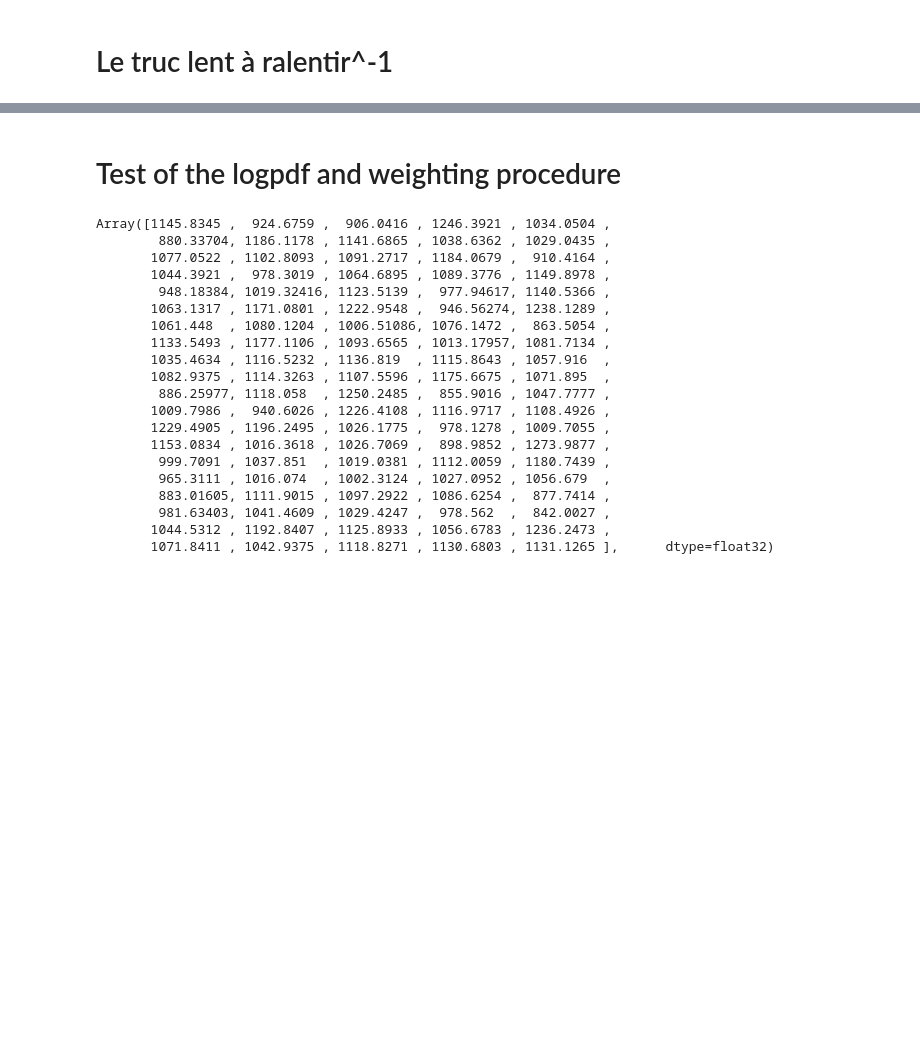
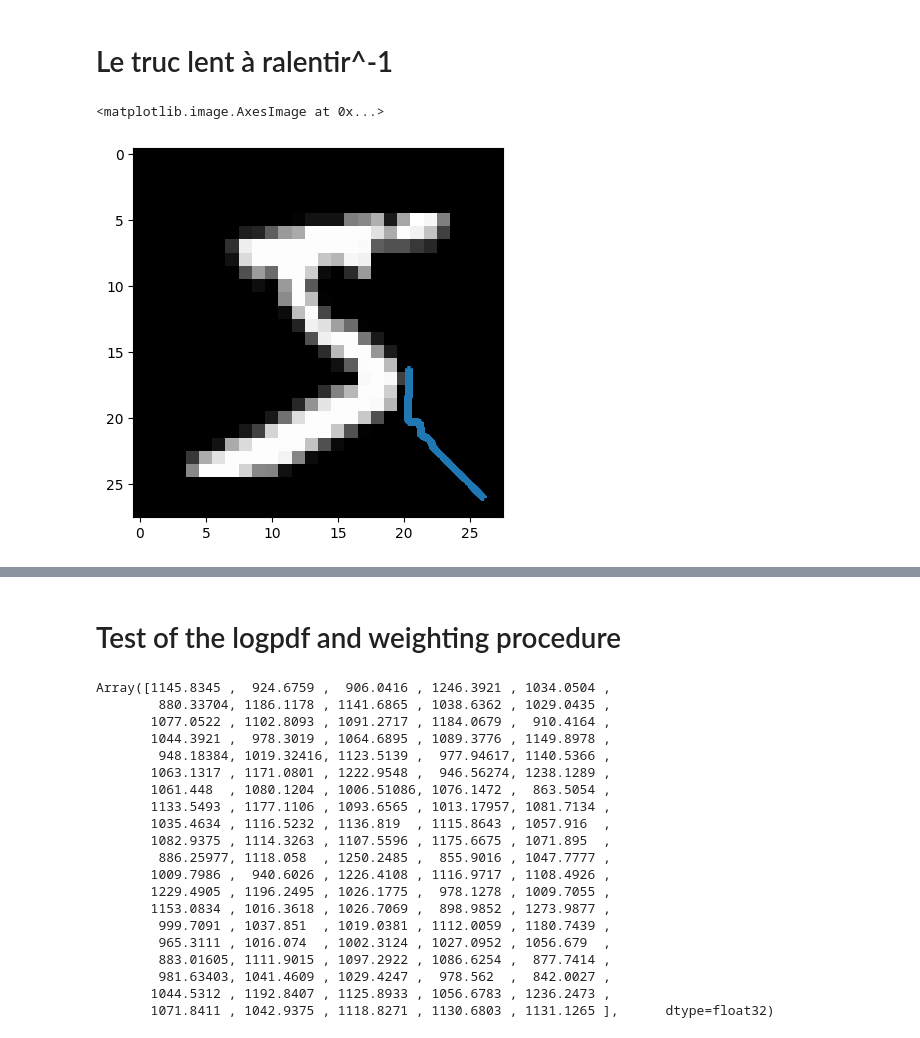
Before and after one commit to jcopo/diffuse, a Jupyter notebook: sandbox.ipynb, the cells around one changed output, grey strips where cells are left out. Saved outputs shown, nothing was run; the diff lists cells and outputs as text; code cells hidden in the pictures; blank space fills up the shorter version.

```diff
--- a/sandbox.ipynb
+++ b/sandbox.ipynb
@@ -291 +325,7 @@ new_state = impl_step(initial_state, key_step, past_y, cond_sde, optimizer, ts,
+# %%
+plt.scatter(hist_xi[:, 0], hist_xi[:, 1], marker='+')
+plt.imshow(xs[0], cmap="gray")
+# %% [output]
+<matplotlib.image.AxesImage at 0x...>
+[figure, added]
 # %%
```
Also changed, not shown: parts of 15 cells of this notebook, 1 other file.
